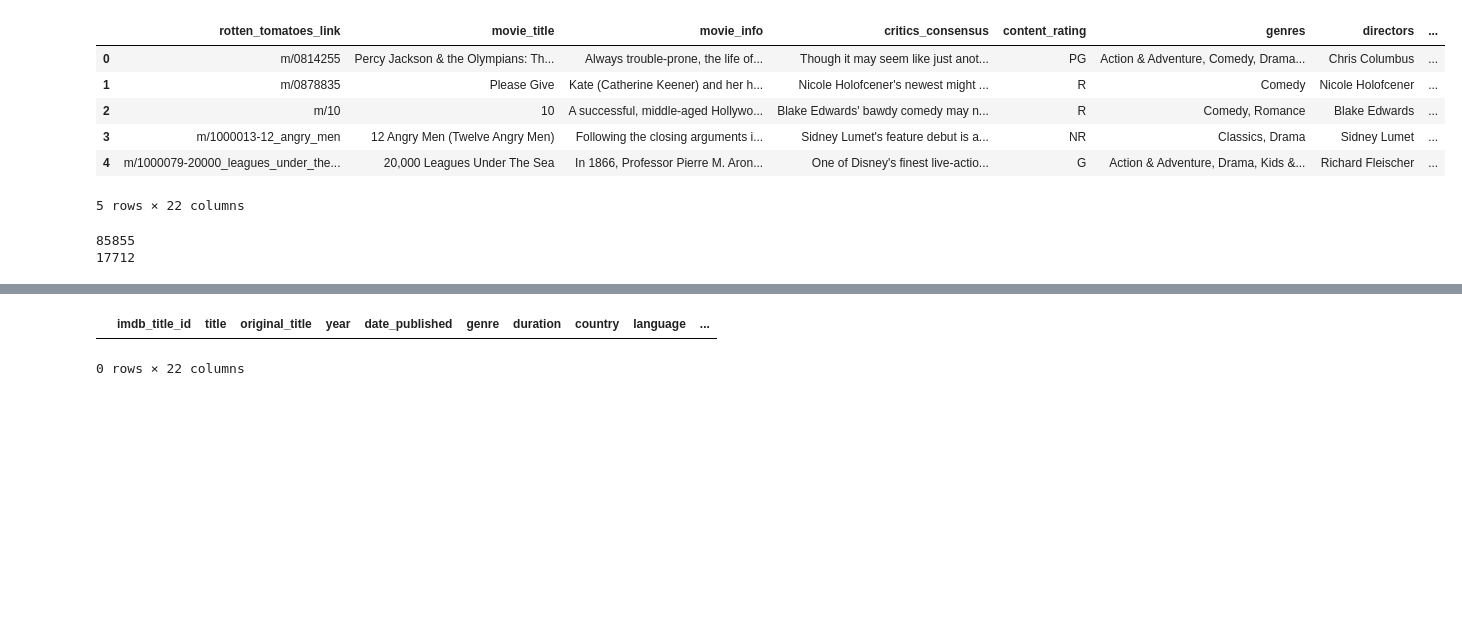
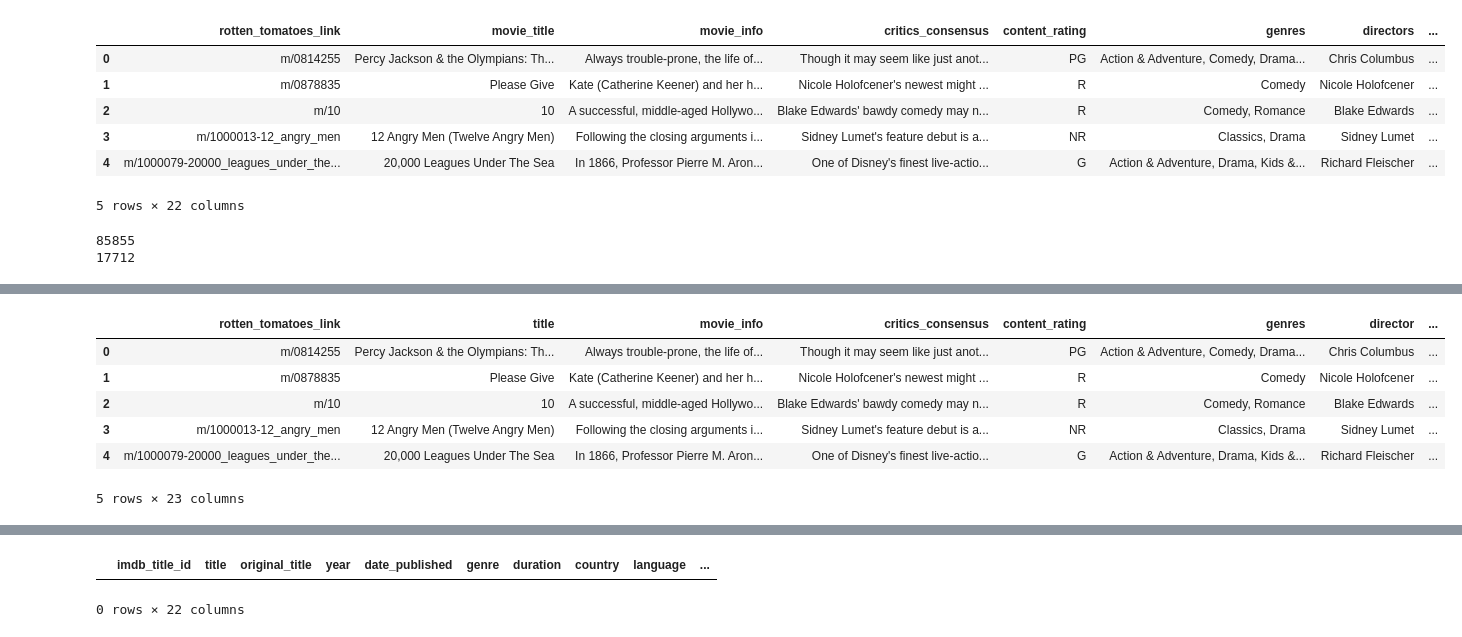
Before and after one commit to tnnixon/project2, a Jupyter notebook: movie_rating.ipynb, the cells around one changed output, grey strips where cells are left out. Drawn from its saved outputs; the diff is of its cells as text; code cells hidden in the pictures; blank space fills up the shorter version.

```diff
--- a/movie_rating.ipynb
+++ b/movie_rating.ipynb
@@ -42 +63,13 @@ tomato_DF = tomato_DF.rename(columns = {'movie_title':'title','directors':'direc
+# %%
+tomato_DF['year']=pd.DatetimeIndex(tomato_DF['original_release_date']).year
+tomato_DF['year'] = tomato_DF['year'].astype(str).replace('\.0','',regex=True)
+tomato_DF.head()
+# %% [output]
+|  | rotten_tomatoes_link | title | movie_info | critics_consensus | content_rating | genres | director | ... |
+| 0 | m/0814255 | Percy Jackson & the Olympians: Th... | Always trouble-prone, the life of... | Though it may seem like just anot... | PG | Action & Adventure, Comedy, Drama... | Chris Columbus | ... |
+| 1 | m/0878835 | Please Give | Kate (Catherine Keener) and her h... | Nicole Holofcener's newest might ... | R | Comedy | Nicole Holofcener | ... |
+| 2 | m/10 | 10 | A successful, middle-aged Hollywo... | Blake Edwards' bawdy comedy may n... | R | Comedy, Romance | Blake Edwards | ... |
+| 3 | m/1000013-12_angry_men | 12 Angry Men (Twelve Angry Men) | Following the closing arguments i... | Sidney Lumet's feature debut is a... | NR | Classics, Drama | Sidney Lumet | ... |
+| 4 | m/1000079-20000_leagues_under_the... | 20,000 Leagues Under The Sea | In 1866, Professor Pierre M. Aron... | One of Disney's finest live-actio... | G | Action & Adventure, Drama, Kids &... | Richard Fleischer | ... |
+5 rows × 23 columns
 # %%
```
Also changed, not shown: parts of 13 cells of this notebook.
